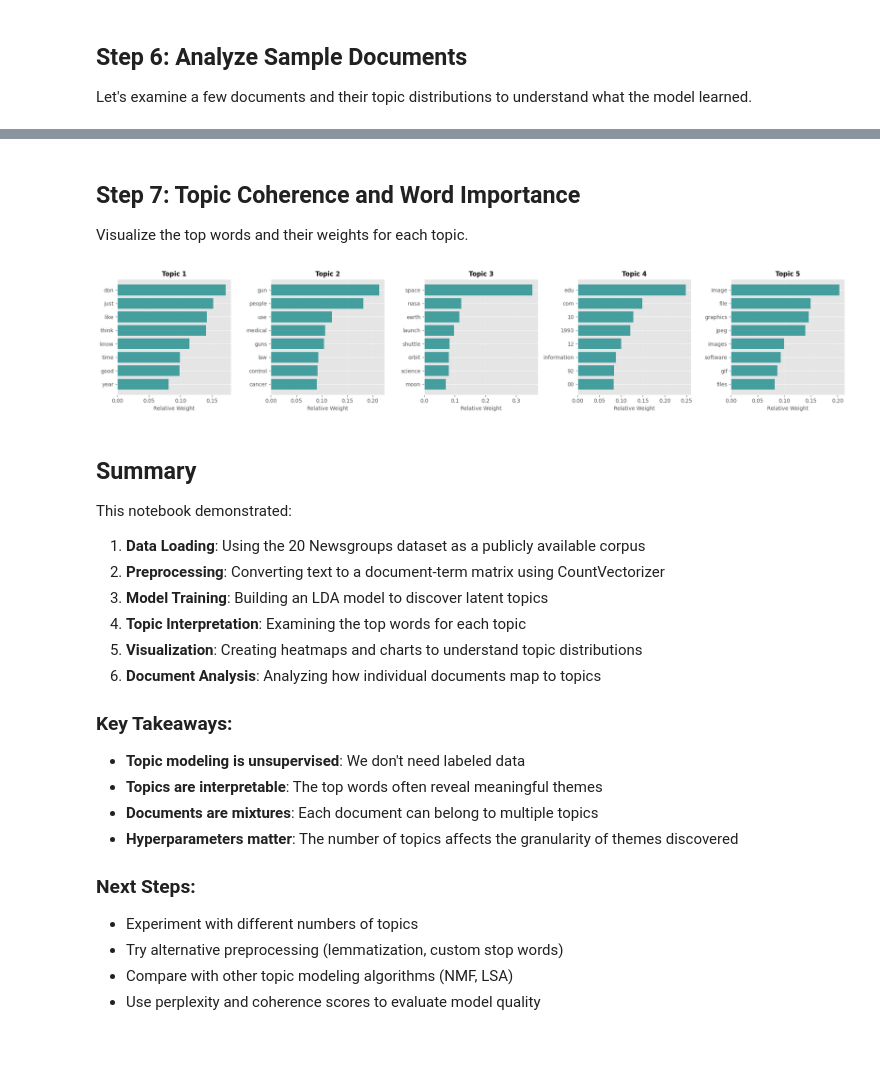
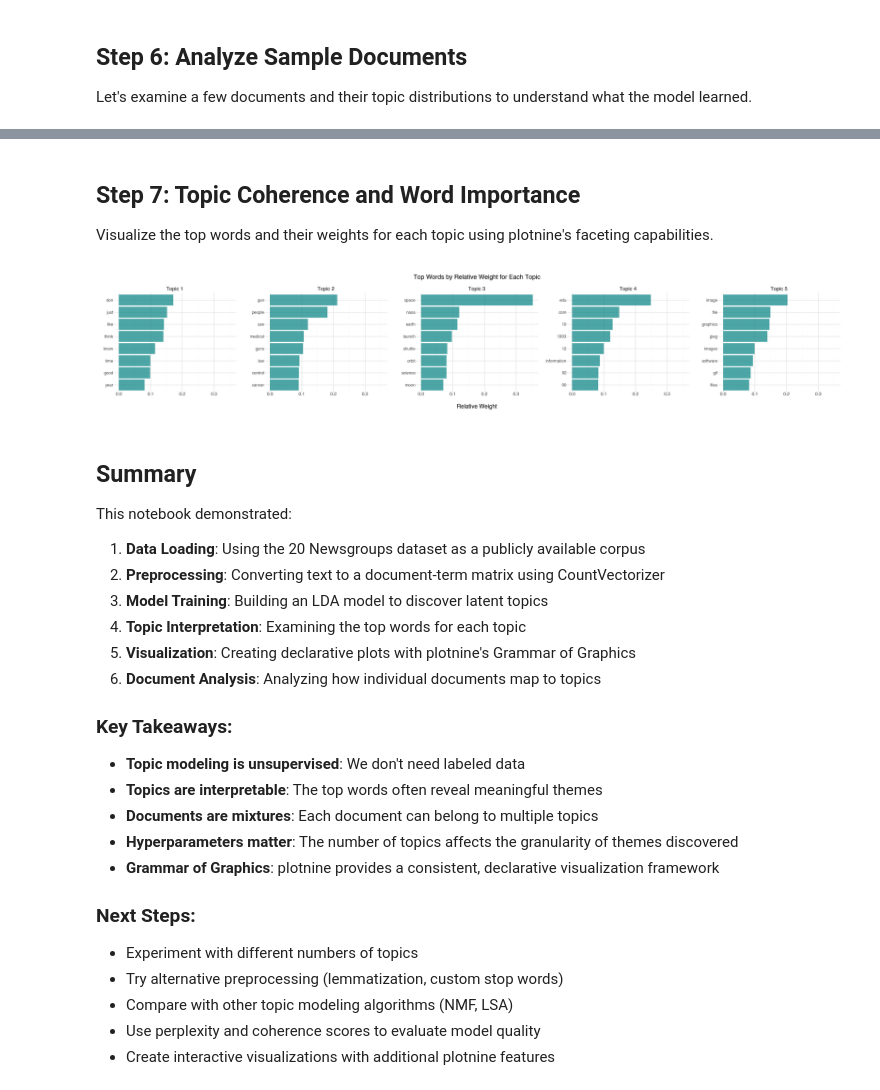
Before and after one commit to tracyreuter/NLP-topic-modeling, a Jupyter notebook: topic_modeling_demo.ipynb, the cells around one changed output, grey strips where cells are left out. Cells and saved outputs as stored; diff of their text form; code cells hidden in the pictures; blank space fills up the shorter version.

```diff
--- a/topic_modeling_demo.ipynb
+++ b/topic_modeling_demo.ipynb
@@ -23,8 +23,10 @@ from typing import List, Tuple
 # Third-party imports for data manipulation and NLP
 import numpy as np
 import pandas as pd
-import matplotlib.pyplot as plt
-import seaborn as sns
+
+# Plotnine for visualization (Grammar of Graphics)
+from plotnine import *
+import plotnine
 
 # Scikit-learn for dataset and text processing
 from sklearn.datasets import fetch_20newsgroups
@@ -33,14 +35,10 @@ from sklearn.decomposition import LatentDirichletAllocation
 
 # Suppress warnings for cleaner output
 warnings.filterwarnings('ignore')
+plotnine.options.figure_size = (10, 6)
 
 # Set random seed for reproducibility
 np.random.seed(42)
-
-# Configure visualization settings
-plt.style.use('ggplot')
-sns.set_palette('husl')
-%matplotlib inline
 # %%
 # Load a subset of the 20 newsgroups dataset
 # We'll use 5 categories to make the topics more distinct and easier to interpret
@@ -333,35 +361,55 @@ Dominant Topic: Topic 5
 # %% [markdown]
 ## Step 7: Topic Coherence and Word Importance
 
-Visualize the top words and their weights for each topic.
+Visualize the top words and their weights for each topic using plotnine's faceting capabilities.
 # %%
 # Create a visualization of top words per topic with their weights
 n_top_words = 8
 
-fig, axes = plt.subplots(1, n_topics, figsize=(20, 4))
-
-for topic_idx, (topic, ax) in enumerate(zip(lda_model.components_, axes)):
+# Prepare data for all topics
+topic_words_list = []
+for topic_idx, topic in enumerate(lda_model.components_):
     # Get top words and their weights
     top_indices = topic.argsort()[-n_top_words:][::-1]
     top_words = [feature_names[i] for i in top_indices]
     top_weights = topic[top_indices]
 
     # Normalize weights for visualization
     top_weights = top_weights / top_weights.sum()
 
-    # Create horizontal bar chart
-    ax.barh(range(n_top_words), top_weights, color='teal', alpha=0.7)
-    ax.set_yticks(range(n_top_words))
-    ax.set_yticklabels(top_words)
-    ax.invert_yaxis()
-    ax.set_xlabel('Relative Weight', fontsize=10)
-    ax.set_title(f'Topic {topic_idx + 1}', fontsize=12, fontweight='bold')
-    ax.grid(axis='x', alpha=0.3)
+    # Add to list
+    for word, weight in zip(top_words, top_weights):
+        topic_words_list.append({
+            'Topic': f'Topic {topic_idx + 1}',
+            'Word': word,
+            'Weight': weight
+        })
 
-plt.tight_layout()
-plt.show()
+topic_words_df = pd.DataFrame(topic_words_list)
+
+# Create faceted horizontal bar chart
+word_importance_plot = (
+    ggplot(topic_words_df, aes(x='reorder(Word, Weight)', y='Weight'))
+    + geom_col(fill='teal', alpha=0.7)
+    + coord_flip()
+    + facet_wrap('~Topic', nrow=1, scales='free_y')
+    + labs(
+        title='Top Words by Relative Weight for Each Topic',
+        x='',
+        y='Relative Weight'
+    )
+    + theme_minimal()
+    + theme(
+        figure_size=(20, 4),
+        plot_title=element_text(size=12, weight='bold'),
+        strip_text=element_text(size=10, weight='bold'),
+        axis_text_y=element_text(size=8)
+    )
+)
+
+display(word_importance_plot)
 # %% [output]
-[figure, old version]
+[figure, new version]
 # %% [markdown]
 ## Summary
 
@@ -371,7 +419,7 @@ This notebook demonstrated:
 2. **Preprocessing**: Converting text to a document-term matrix using CountVectorizer
 3. **Model Training**: Building an LDA model to discover latent topics
 4. **Topic Interpretation**: Examining the top words for each topic
-5. **Visualization**: Creating heatmaps and charts to understand topic distributions
+5. **Visualization**: Creating declarative plots with plotnine's Grammar of Graphics
 6. **Document Analysis**: Analyzing how individual documents map to topics
 
 ### Key Takeaways:
@@ -380,6 +428,7 @@ This notebook demonstrated:
 - **Topics are interpretable**: The top words often reveal meaningful themes
 - **Documents are mixtures**: Each document can belong to multiple topics
 - **Hyperparameters matter**: The number of topics affects the granularity of themes discovered
+- **Grammar of Graphics**: plotnine provides a consistent, declarative visualization framework
 
 ### Next Steps:
 
@@ -387,3 +436,4 @@ This notebook demonstrated:
 - Try alternative preprocessing (lemmatization, custom stop words)
 - Compare with other topic modeling algorithms (NMF, LSA)
 - Use perplexity and coherence scores to evaluate model quality
+- Create interactive visualizations with additional plotnine features
```
Also changed, not shown: parts of 6 cells of this notebook, 1 other file.
